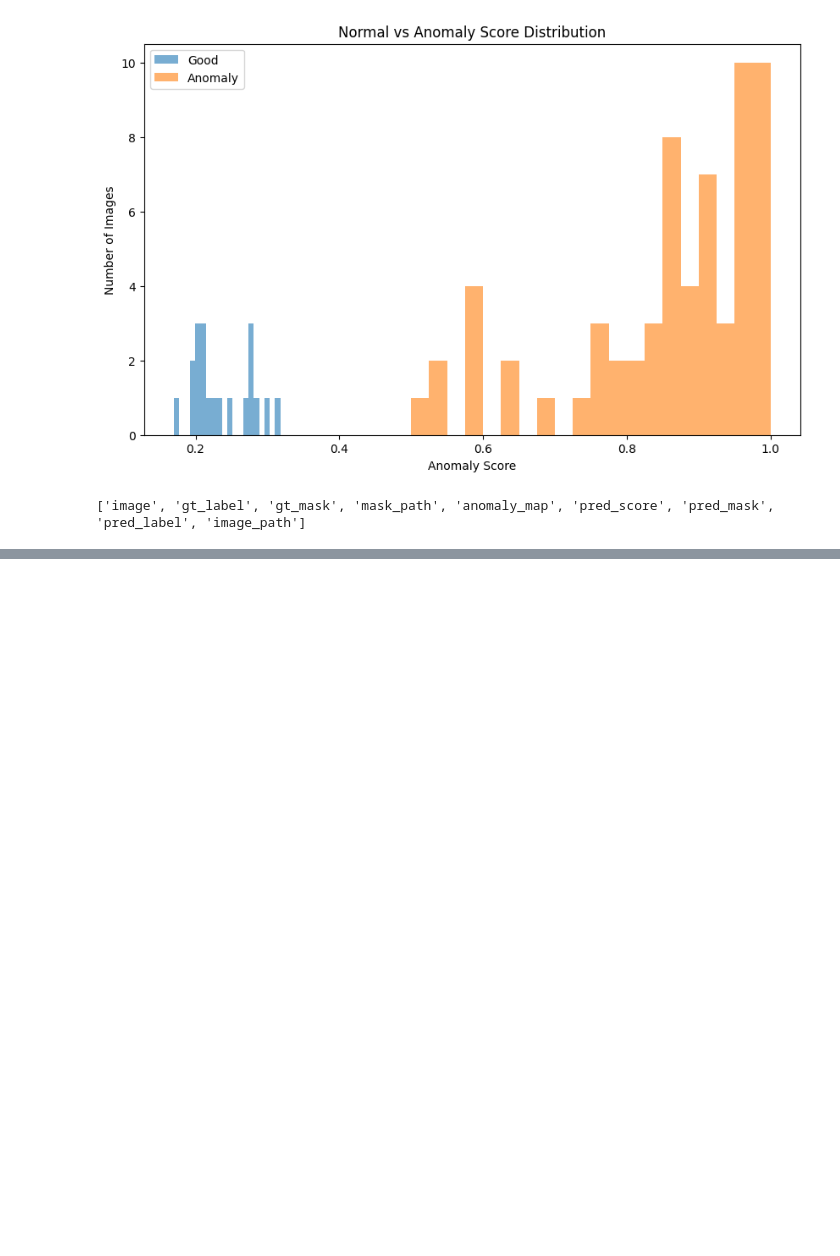
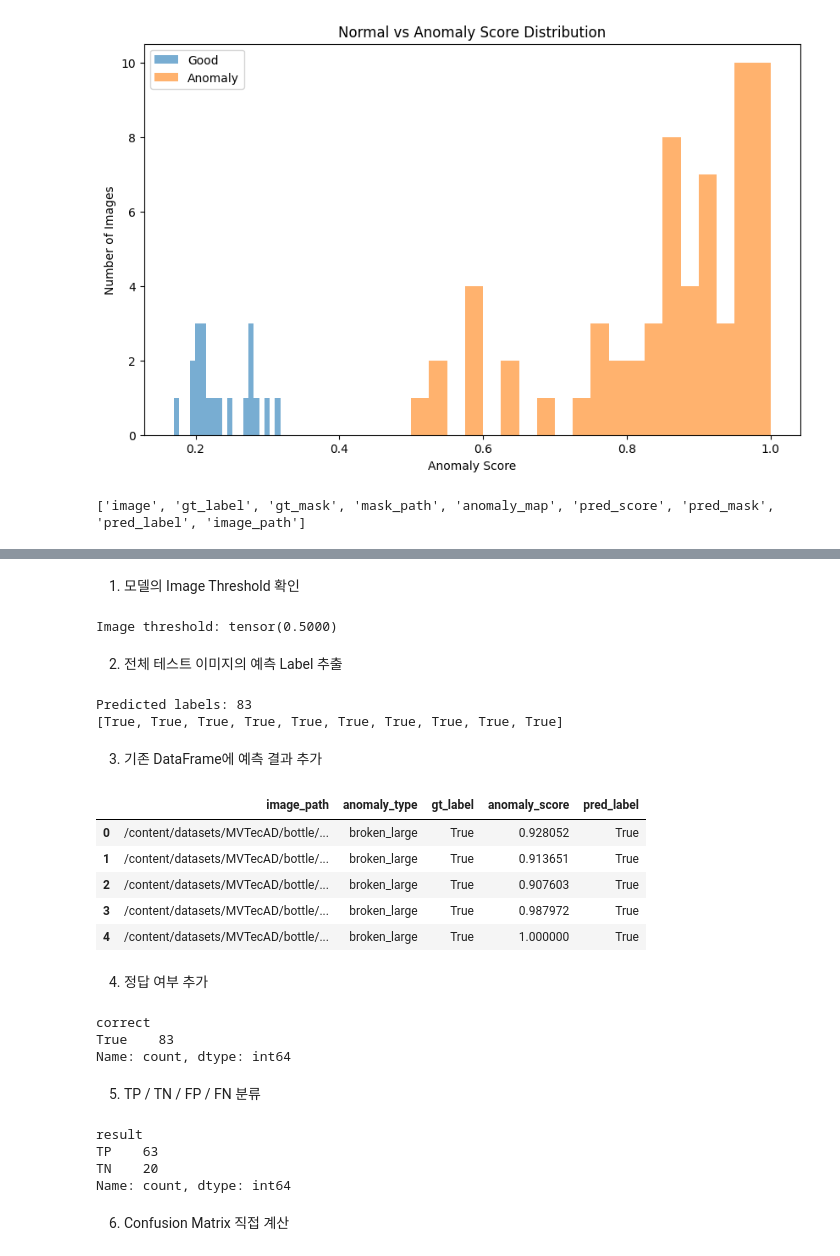
Before and after one commit to minwoo1119/edge-anomaly-detection, a Jupyter notebook: notebooks/anomaly_evaluation.ipynb, the cells around one changed output, grey strips where cells are left out. Saved outputs shown, nothing was run; the diff lists cells and outputs as text; code cells hidden in the pictures; blank space fills up the shorter version.

```diff
--- a/notebooks/anomaly_evaluation.ipynb
+++ b/notebooks/anomaly_evaluation.ipynb
@@ -570,0 +573,77 @@ print(
+# %% [markdown]
+1. 모델의 Image Threshold 확인
+# %%
+image_threshold = model.post_processor.normalized_image_threshold
+
+print("Image threshold:", image_threshold)
+# %% [output]
+Image threshold: tensor(0.5000)
+# %% [markdown]
+2. 전체 테스트 이미지의 예측 Label 추출
+# %%
+predicted_labels = []
+
+for batch in predictions:
+    predicted_labels.extend(
+        batch.pred_label.detach().cpu().flatten().tolist()
+    )
+
+print("Predicted labels:", len(predicted_labels))
+print(predicted_labels[:10])
+# %% [output]
+Predicted labels: 83
+[True, True, True, True, True, True, True, True, True, True]
+# %% [markdown]
+3. 기존 DataFrame에 예측 결과 추가
+# %%
+score_df["pred_label"] = predicted_labels
+
+score_df.head()
+# %% [output]
+|  | image_path | anomaly_type | gt_label | anomaly_score | pred_label |
+| 0 | /content/datasets/MVTecAD/bottle/... | broken_large | True | 0.928052 | True |
+| 1 | /content/datasets/MVTecAD/bottle/... | broken_large | True | 0.913651 | True |
+| 2 | /content/datasets/MVTecAD/bottle/... | broken_large | True | 0.907603 | True |
+| 3 | /content/datasets/MVTecAD/bottle/... | broken_large | True | 0.987972 | True |
+| 4 | /content/datasets/MVTecAD/bottle/... | broken_large | True | 1.000000 | True |
+# %% [markdown]
+4. 정답 여부 추가
+# %%
+score_df["correct"] = (
+    score_df["gt_label"] == score_df["pred_label"]
+)
+
+print(score_df["correct"].value_counts())
+# %% [output]
+correct
+True    83
+Name: count, dtype: int64
+# %% [markdown]
+5. TP / TN / FP / FN 분류
+# %%
+def classify_result(row):
+    if row["gt_label"] == 1 and row["pred_label"] == 1:
+        return "TP"
+
+    if row["gt_label"] == 0 and row["pred_label"] == 0:
+        return "TN"
+
+    if row["gt_label"] == 0 and row["pred_label"] == 1:
+        return "FP"
+
+    return "FN"
+
+
+score_df["result"] = score_df.apply(
+    classify_result,
+    axis=1,
+)
+
+print(score_df["result"].value_counts())
+# %% [output]
+result
+TP    63
+TN    20
+Name: count, dtype: int64
+# %% [markdown]
+6. Confusion Matrix 직접 계산
```
Also changed, not shown: parts of 18 cells of this notebook.
